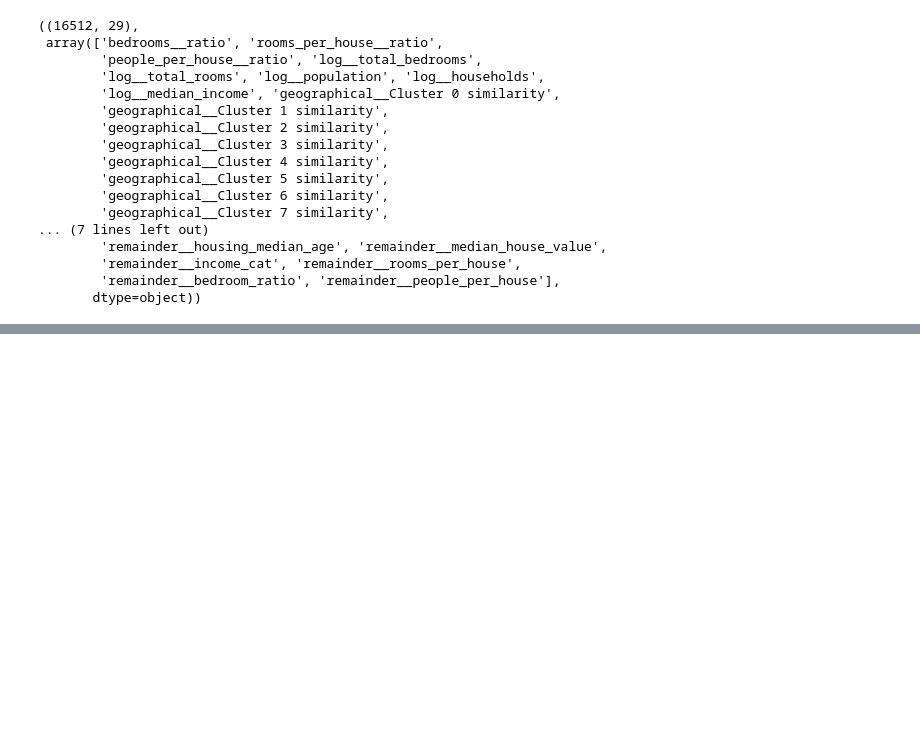
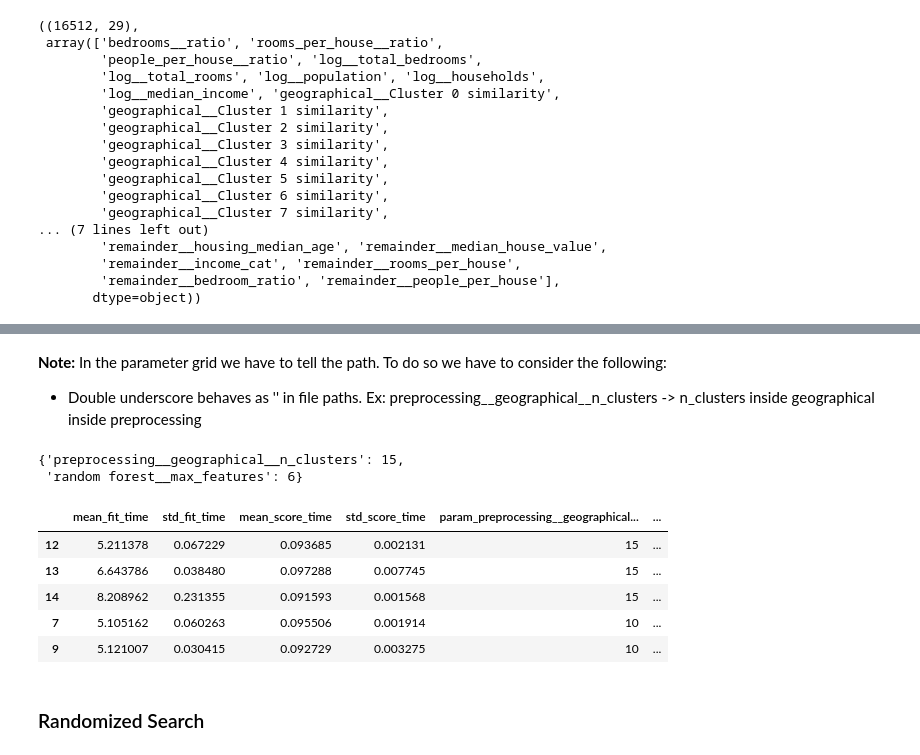
Before and after one commit to william-barros-costa/hands_on_machine_learning, a Jupyter notebook: 1_fundamentals_of_machine_learning/chapter2.ipynb, the cells around one changed output, grey strips where cells are left out. Saved outputs shown, nothing was run; the diff lists cells and outputs as text; code cells hidden in the pictures; blank space fills up the shorter version.

```diff
--- a/1_fundamentals_of_machine_learning/chapter2.ipynb
+++ b/1_fundamentals_of_machine_learning/chapter2.ipynb
@@ -677,3 +677,10 @@ housing_prepared.shape, preprocessing.get_feature_names_out()
         'remainder__income_cat', 'remainder__rooms_per_house',
         'remainder__bedroom_ratio', 'remainder__people_per_house'],
        dtype=object))
+# %%
+# To keep code similar to book I will exclude column the book does not use
+housing = housing.drop(['median_house_value',
+                       'income_cat',
+                       'rooms_per_house',
+                       'bedroom_ratio',
+                       'people_per_house'], axis=1)
@@ -679,0 +691,8 @@ housing_prepared.shape, preprocessing.get_feature_names_out()
+# %%
+from sklearn.linear_model import LinearRegression
+
+linear_regression = Pipeline([
+    ('preprocessing', preprocessing),
+    ('linear_regression', LinearRegression())
+])
+linear_regression.fit(housing, housing_labels)
@@ -679,0 +730,8 @@ housing_prepared.shape, preprocessing.get_feature_names_out()
+# %%
+from sklearn.tree import DecisionTreeRegressor
+
+decision_tree = Pipeline([
+    ('preprocessing', preprocessing),
+    ('decision tree', DecisionTreeRegressor())
+])
+decision_tree.fit(housing, housing_labels)
@@ -679,0 +802,15 @@ housing_prepared.shape, preprocessing.get_feature_names_out()
+# %%
+from sklearn.model_selection import GridSearchCV
+
+full_pipeline = Pipeline([
+    ('preprocessing', preprocessing),
+    ('random forest', RandomForestRegressor(random_state=42))
+])
+parameter_grid = [
+    {'preprocessing__geographical__n_clusters': [5,8,10],
+     'random forest__max_features': [4,6,8]},
+    {'preprocessing__geographical__n_clusters': [10, 15],
+     'random forest__max_features': [6,8,10]},
+]
+grid_search = GridSearchCV(full_pipeline, param_grid=parameter_grid, cv=3, scoring='neg_root_mean_squared_error')
+grid_search.fit(housing, housing_labels)
@@ -679,0 +838,21 @@ housing_prepared.shape, preprocessing.get_feature_names_out()
+# %% [markdown]
+**Note:** In the parameter grid we have to tell the path. To do so we have to consider the following:
+- Double underscore behaves as '\' in file paths. Ex: preprocessing__geographical__n_clusters -> n_clusters inside geographical inside preprocessing
+# %%
+grid_search.best_params_
+# %% [output]
+{'preprocessing__geographical__n_clusters': 15,
+ 'random forest__max_features': 6}
+# %%
+cv_results = pd.DataFrame(grid_search.cv_results_)
+cv_results.sort_values(by='mean_test_score', ascending=False, inplace=True)
+cv_results.head()
+# %% [output]
+|  | mean_fit_time | std_fit_time | mean_score_time | std_score_time | param_preprocessing__geographical... | ... |
+| 12 | 5.211378 | 0.067229 | 0.093685 | 0.002131 | 15 | ... |
+| 13 | 6.643786 | 0.038480 | 0.097288 | 0.007745 | 15 | ... |
+| 14 | 8.208962 | 0.231355 | 0.091593 | 0.001568 | 15 | ... |
+| 7 | 5.105162 | 0.060263 | 0.095506 | 0.001914 | 10 | ... |
+| 9 | 5.121007 | 0.030415 | 0.092729 | 0.003275 | 10 | ... |
+# %% [markdown]
+### Randomized Search
```
Also changed, not shown: parts of 25 cells of this notebook, 1 other file.
